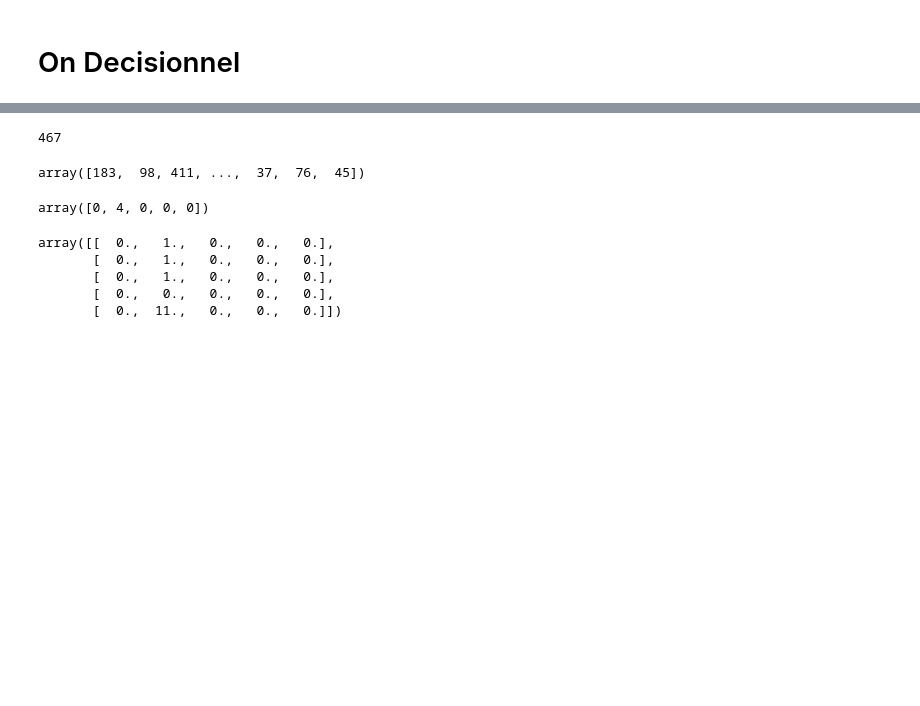
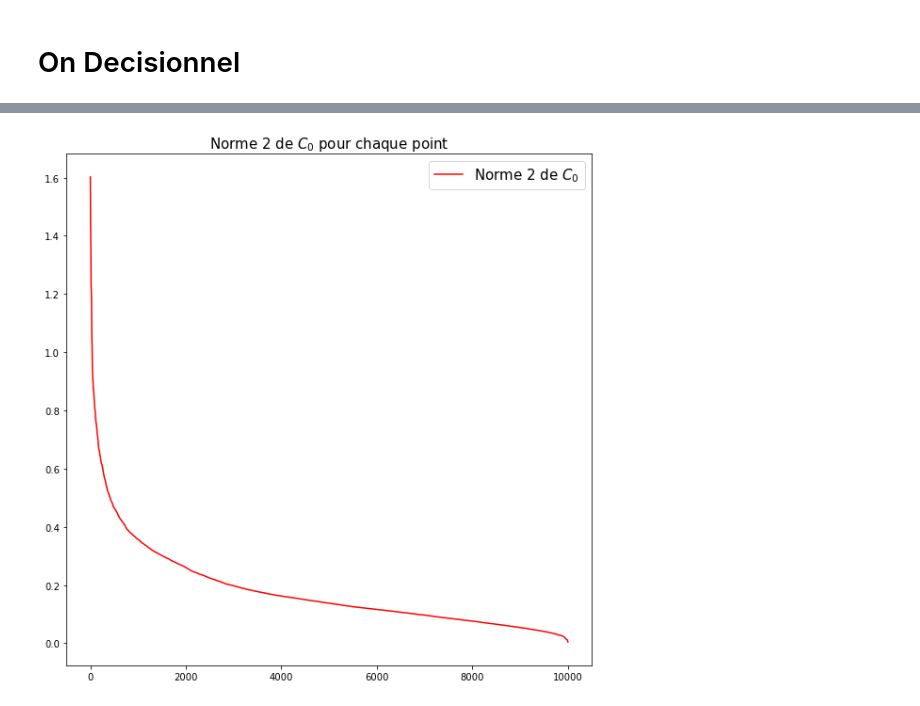
Before and after one commit to tvayer/outlierdetection, a Jupyter notebook: PCA/robust_pca.ipynb, the cells around one changed output, grey strips where cells are left out. Cells and saved outputs as stored; diff of their text form; code cells hidden in the pictures; blank space fills up the shorter version.

```diff
--- a/PCA/robust_pca.ipynb
+++ b/PCA/robust_pca.ipynb
@@ -78,6 +79,18 @@ class R_pca:
         self.S = Sk
         return Lk, Sk
 
+    def p_outliers(self,p):
+        norm=LA.norm(self.S,axis=0)
+        return np.argsort(norm)[::-1][0:p]
+
+    def plot_normC(self):
+        norm=np.sort(LA.norm(self.S,axis=0))[::-1]
+        plt.figure(figsize=(10,10))
+        plt.plot(norm,'r-')
+        plt.legend(['Norme 2 de $C_{0}$'],fontsize=15)
+        plt.title('Norme 2 de $C_{0}$ pour chaque point',fontsize=15)
+        plt.show()
+
     def plot_fit(self, size=None, tol=0.1, axis_on=True):
 
         n, d = self.D.shape
@@ -198,8 +213,8 @@ df=df.drop('idcli_horus',axis=1)
 # %%
-dg=df.iloc[0:50000]
+dg=df.iloc[0:10000]
 # %%
-#dG=np.array(dg.transpose())
-dG=np.array(dg)
+dG=np.array(dg.transpose())
+#dG=np.array(dg)
 # %%
 rpca = R_pca(dG)
 L, S = rpca.fit(max_iter=1000, iter_print=100)
@@ -224,8 +223,0 @@ array([ 0.,  0., -0., ..., -0., -0., -0.])
-# %%
-LA.matrix_rank(L)
-# %% [output]
-467
-# %%
-sum(S!=0)
-# %% [output]
-array([183,  98, 411, ...,  37,  76,  45])
@@ -235,12 +224,4 @@ D[:,1]=[1,1,1,0,11]
-# %%
-sum(D!=0)
-# %% [output]
-array([0, 4, 0, 0, 0])
-# %%
-D
-# %% [output]
-array([[  0.,   1.,   0.,   0.,   0.],
-       [  0.,   1.,   0.,   0.,   0.],
-       [  0.,   1.,   0.,   0.,   0.],
-       [  0.,   0.,   0.,   0.,   0.],
-       [  0.,  11.,   0.,   0.,   0.]])
+# %%
+rpca.plot_normC()
+# %% [output]
+[figure, added]
```
Also changed, not shown: parts of 18 cells of this notebook.
